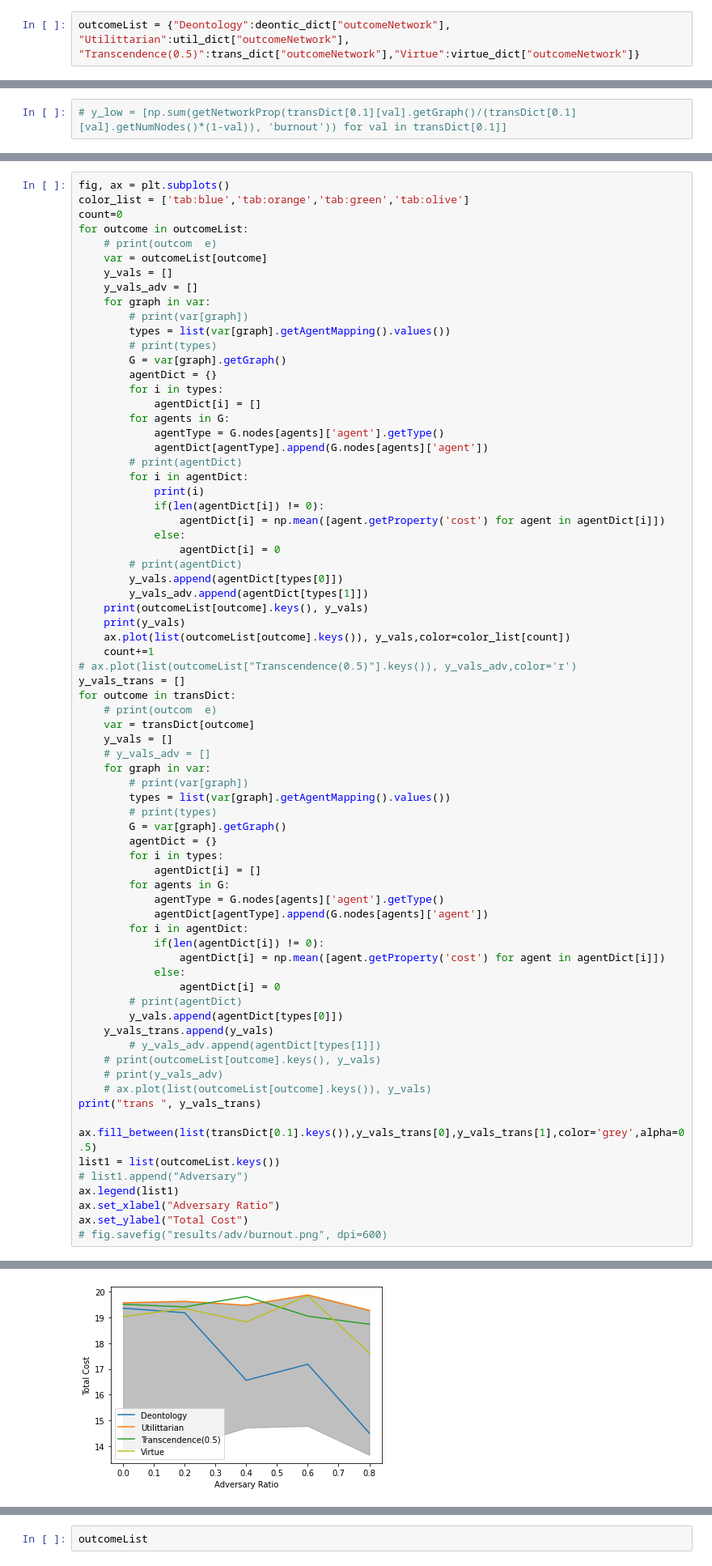
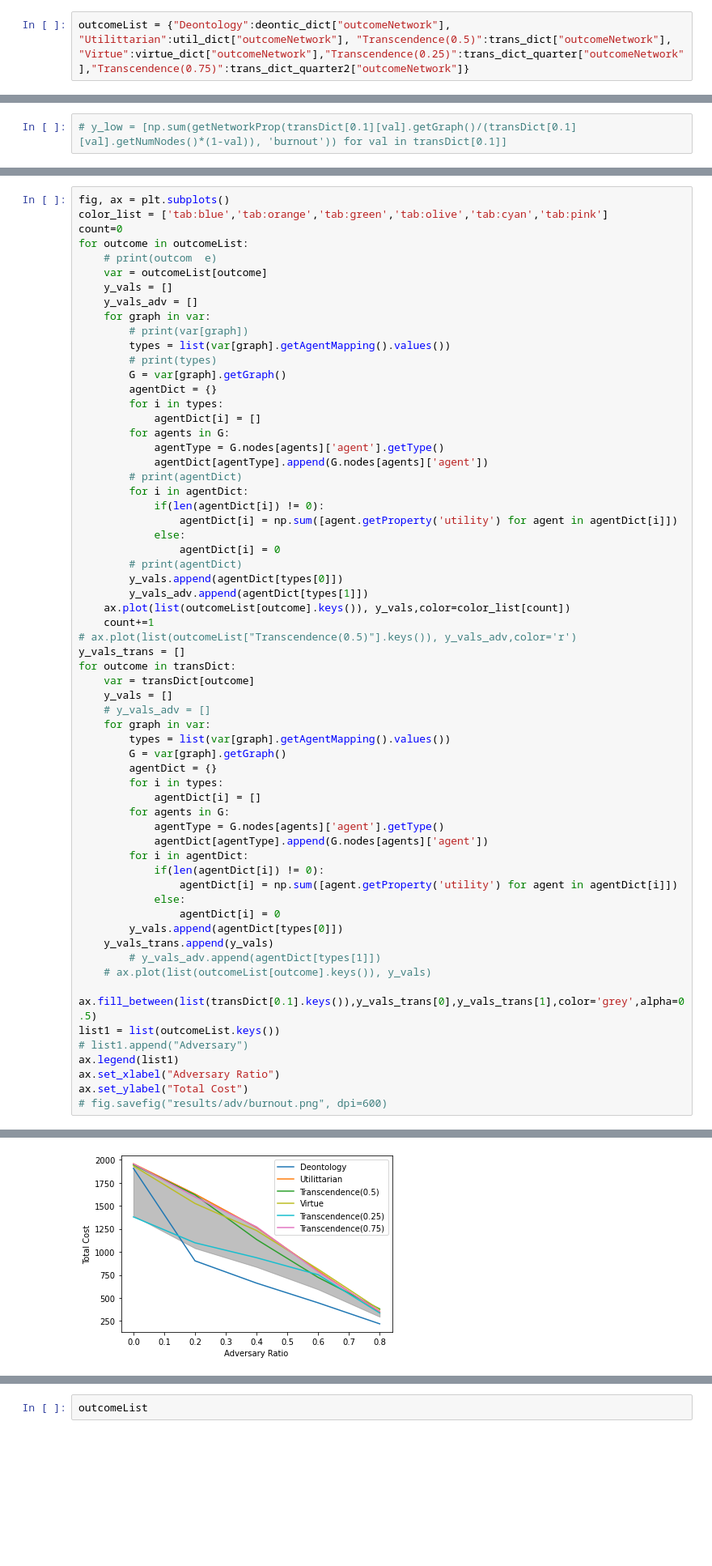
Before and after one commit to WSL-IIITB/SPECTRA, a Jupyter notebook: result_analysis.ipynb, the cells around one changed output, grey strips where cells are left out. Shown at 81% size. Saved outputs shown, nothing was run; the diff lists cells and outputs as text; blank space fills up the shorter version.

```diff
--- a/result_analysis.ipynb
+++ b/result_analysis.ipynb
@@ -133,5 +165,6 @@ transDict = {0.1:translow_dict["outcomeNetwork"],1:transhigh_dict["outcomeNetwor
 # %%
-outcomeList = {"Deontology":deontic_dict["outcomeNetwork"], "Utilittarian":util_dict["outcomeNetwork"], "Transcendence(0.5)":trans_dict["outcomeNetwork"],"Virtue":virtue_dict["outcomeNetwork"]}
+outcomeList = {"Deontology":deontic_dict["outcomeNetwork"], "Utilittarian":util_dict["outcomeNetwork"], "Transcendence(0.5)":trans_dict["outcomeNetwork"],
+"Virtue":virtue_dict["outcomeNetwork"],"Transcendence(0.25)":trans_dict_quarter["outcomeNetwork"],"Transcendence(0.75)":trans_dict_quarter2["outcomeNetwork"]}
 # %%
 for outcome in outcomeList:
     l = [outcomeList[outcome][val] for val in outcomeList[outcome]]
@@ -183,6 +220,6 @@ plotComparative_shaded(outcomeList,transDict,"utility","advRatio", metric="mean"
 # %%
 fig, ax = plt.subplots()
-color_list = ['tab:blue','tab:orange','tab:green','tab:olive']
+color_list = ['tab:blue','tab:orange','tab:green','tab:olive','tab:cyan','tab:pink']
 count=0
 for outcome in outcomeList:
     # print(outcom  e)
@@ -202,29 +239,23 @@ for outcome in outcomeList:
             agentDict[agentType].append(G.nodes[agents]['agent'])
         # print(agentDict)
         for i in agentDict:
-            print(i)
             if(len(agentDict[i]) != 0):
-                agentDict[i] = np.mean([agent.getProperty('cost') for agent in agentDict[i]])
+                agentDict[i] = np.sum([agent.getProperty('utility') for agent in agentDict[i]])
             else:
                 agentDict[i] = 0
         # print(agentDict)
         y_vals.append(agentDict[types[0]])
         y_vals_adv.append(agentDict[types[1]])
-    print(outcomeList[outcome].keys(), y_vals)
-    print(y_vals)
     ax.plot(list(outcomeList[outcome].keys()), y_vals,color=color_list[count])
     count+=1
 # ax.plot(list(outcomeList["Transcendence(0.5)"].keys()), y_vals_adv,color='r')
 y_vals_trans = []
 for outcome in transDict:
-    # print(outcom  e)
     var = transDict[outcome]
     y_vals = []
     # y_vals_adv = []
     for graph in var:
-        # print(var[graph])
         types = list(var[graph].getAgentMapping().values())
-        # print(types)
         G = var[graph].getGraph()
         agentDict = {}
         for i in types:
@@ -234,17 +265,13 @@ for outcome in transDict:
             agentDict[agentType].append(G.nodes[agents]['agent'])
         for i in agentDict:
             if(len(agentDict[i]) != 0):
-                agentDict[i] = np.mean([agent.getProperty('cost') for agent in agentDict[i]])
+                agentDict[i] = np.sum([agent.getProperty('utility') for agent in agentDict[i]])
             else:
                 agentDict[i] = 0
-        # print(agentDict)
         y_vals.append(agentDict[types[0]])
     y_vals_trans.append(y_vals)
         # y_vals_adv.append(agentDict[types[1]])
-    # print(outcomeList[outcome].keys(), y_vals)
-    # print(y_vals_adv)
     # ax.plot(list(outcomeList[outcome].keys()), y_vals)
-print("trans ", y_vals_trans)
 
 ax.fill_between(list(transDict[0.1].keys()),y_vals_trans[0],y_vals_trans[1],color='grey',alpha=0.5)
 list1 = list(outcomeList.keys())
@@ -275,4 +285,4 @@ Text(0, 0.5, 'Total Cost')
-[figure, old version]
+[figure, new version]
 # %%
 # new_dict = {"Transcendence":trans_dict["outcomeNetwork"]}
 ethics_linePlots(outcomeList,'cost',"utility")
```
Also changed, not shown: parts of 19 cells of this notebook, 21 other files.
